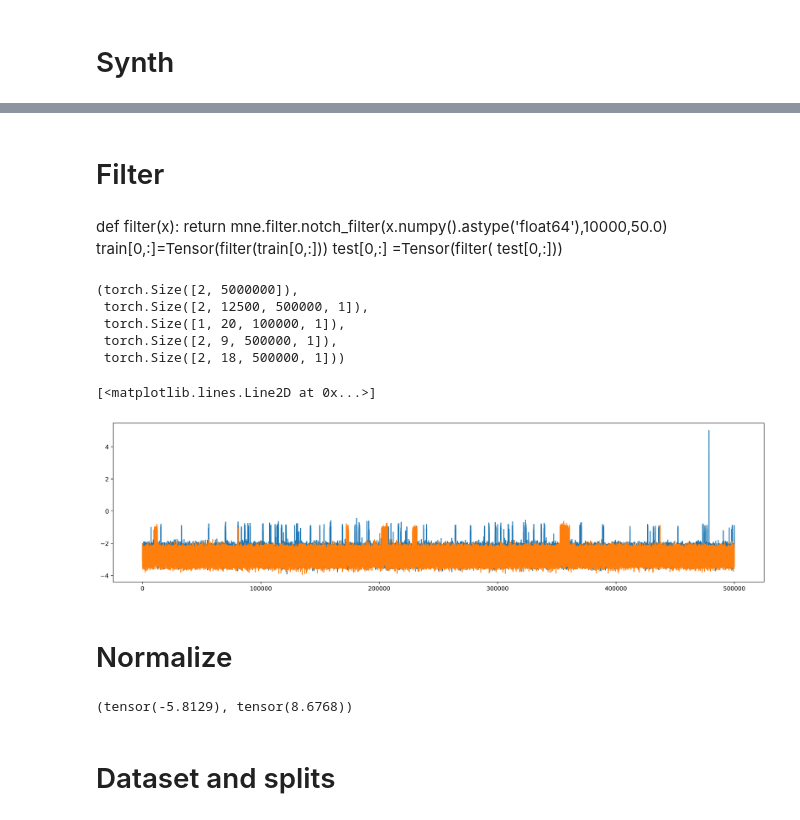
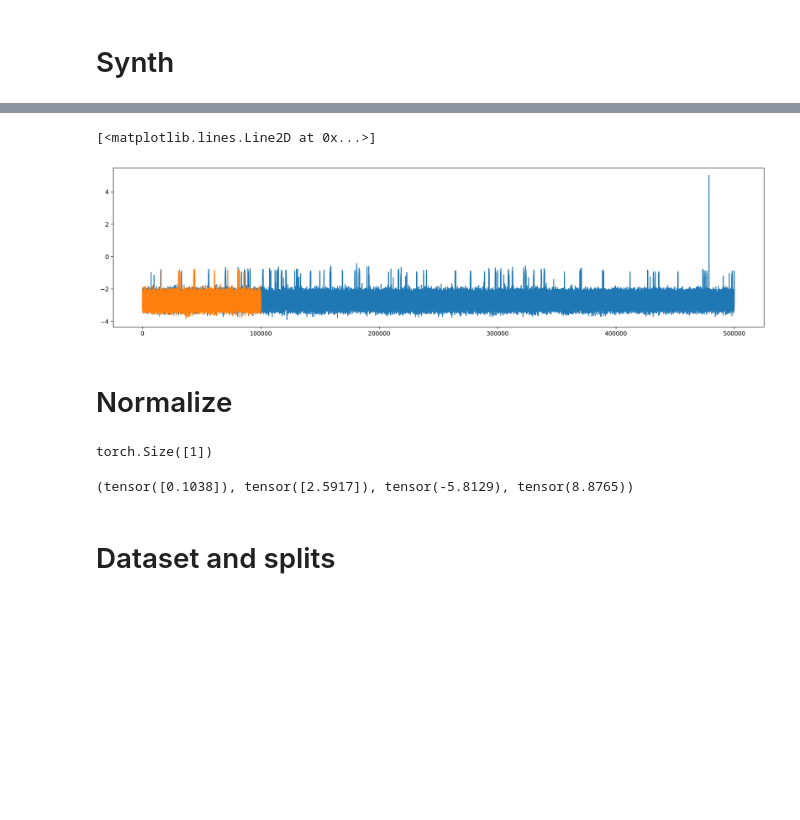
Before and after one commit to antorsae/liverpool-ion-switching, a Jupyter notebook: synthetic.ipynb, the cells around one changed output, grey strips where cells are left out. Drawn from its saved outputs; the diff is of its cells as text; code cells hidden in the pictures; blank space fills up the shorter version.

```diff
--- a/synthetic.ipynb
+++ b/synthetic.ipynb
@@ -258,7 +337,9 @@ plt.plot(public_s[0].flatten())
 # %%
-private_s = np.nan * torch.empty(2,len(private_types),TEST_SEGMENT_SIZE,1)
+private_s_x = np.nan * torch.empty(len(private_types),TEST_SEGMENT_SIZE,1)
+private_s_y =          torch.empty(len(private_types),TEST_SEGMENT_SIZE,1,dtype=torch.uint8)
+sc.set_seed(2)
 for i,segment in enumerate(private_types):
-    private_s[0,i],private_s[-1,i]= get_synth_segment_xy(*segment,TEST_SEGMENT_SIZE)
-plt.plot(private_s[0].flatten())
+    private_s_x[i],private_s_y[i]= sc.get_synth_segment_xy(*segment,TEST_SEGMENT_SIZE, std_range=std_correction)
+plt.plot(private_s_x[:14*2].flatten())
 # %% [output]
 [<matplotlib.lines.Line2D at 0x...>]
@@ -266,8 +347,15 @@ plt.plot(private_s[0].flatten())
+# %%
+for m in models:
+    pp = torch.load(f"{train_s_fname}_private_s_{m}")
+    private_s_x = torch.cat((private_s_x,pp),dim=-1)
 # %%
-train_ks_types = [('l', 1), ('l', 1), ('h', 1), ('h', 3), ('h', 10), ('h', 5), ('h', 1), ('h', 5), ('h', 10)] * 2
-train_ks = np.nan * torch.empty(2,len(train_ks_types),SEGMENT_SIZE,1)
-for i,segment in enumerate(train_ks_types):
-    train_ks[0,i],train_ks[-1,i]= get_synth_segment_xy(*segment,SEGMENT_SIZE)
-plt.plot(train_ks[0].flatten())
+train_ks_types = [('l', 1), ('l', 1), ('h', 1), ('h', 3), ('h', 10), ('h', 5), ('h', 1), ('h', 5), ('h', 10)] * 5
+train_ks_x = np.nan * torch.empty(len(train_ks_types),TEST_SEGMENT_SIZE,1)
+train_ks_y =          torch.empty(len(train_ks_types),TEST_SEGMENT_SIZE,1,dtype=torch.uint8)
+sc.set_seed(7)
+for i,segment in enumerate(train_ks_types): train_ks_x[i],train_ks_y[i]=\
+    sc.get_synth_segment_xy(*segment,TEST_SEGMENT_SIZE, std_range=std_correction)
+plt.plot(train_ks_x[2].flatten())
+plt.plot(train_k_x [2].flatten())
 # %% [output]
 [<matplotlib.lines.Line2D at 0x...>]
@@ -320,7 +362,0 @@ except:
-# %% [markdown]
-# Filter
-# %% [markdown]
-def filter(x):
-    return mne.filter.notch_filter(x.numpy().astype('float64'),10000,50.0)
-train[0,:]=Tensor(filter(train[0,:]))
-test[0,:] =Tensor(filter( test[0,:]))
@@ -332,25 +363,25 @@ train_k = train_k[:,[0,1,2,3,4,5,6,8,9],...]
-# %%
-train.shape,train_s.shape,test.shape,train_k.shape,train_ks.shape
-# %% [output]
-(torch.Size([2, 5000000]),
- torch.Size([2, 12500, 500000, 1]),
- torch.Size([1, 20, 100000, 1]),
- torch.Size([2, 9, 500000, 1]),
- torch.Size([2, 18, 500000, 1]))
+# %%
+for m in models:
+    pp = torch.load(f"{train_s_fname}_ks_{m}")
+    train_ks_x = torch.cat((train_ks_x,pp),dim=-1)
 # %%
-plt.plot(train_k[0,0])
-plt.plot(train_ks[0,0])
+plt.plot(train_k_x[0,...,0])
+plt.plot(train_ks_x[0,...,0])
 # %% [output]
 [<matplotlib.lines.Line2D at 0x...>]
-[figure, old version]
+[figure, new version]
 # %% [markdown]
 # Normalize
+# %%
+train_k_x.mean(dim=(0,1)).shape
+# %% [output]
+torch.Size([1])
 # %%
-signal_mean, signal_std = train_k[0].mean(),train_k[0].std()
-signal_min = (min(train_k[0].min(), test[0].min())-BIAS_RANGE)#-signal_mean)/signal_std
-signal_max = (max(train_k[0].max(), test[0].max())+BIAS_RANGE)#-signal_mean)/signal_std
-signal_min, signal_max
+signal_mean, signal_std = train_k_x.mean(dim=(0,1)),train_k_x.std(dim=(0,1))
+signal_min = min(train_k_x[...,0].min(), test_x[...,0].min())-BIAS_RANGE
+signal_max = max(train_k_x[...,0].max(), test_x[...,0].max())+BIAS_RANGE+(1.21*0.015*11)
+signal_mean, signal_std, signal_min, signal_max
 # %% [output]
-(tensor(-5.8129), tensor(8.6768))
+(tensor([0.1038]), tensor([2.5917]), tensor(-5.8129), tensor(8.8765))
 # %% [markdown]
 # Dataset and splits
```
Also changed, not shown: parts of 100 cells of this notebook.
